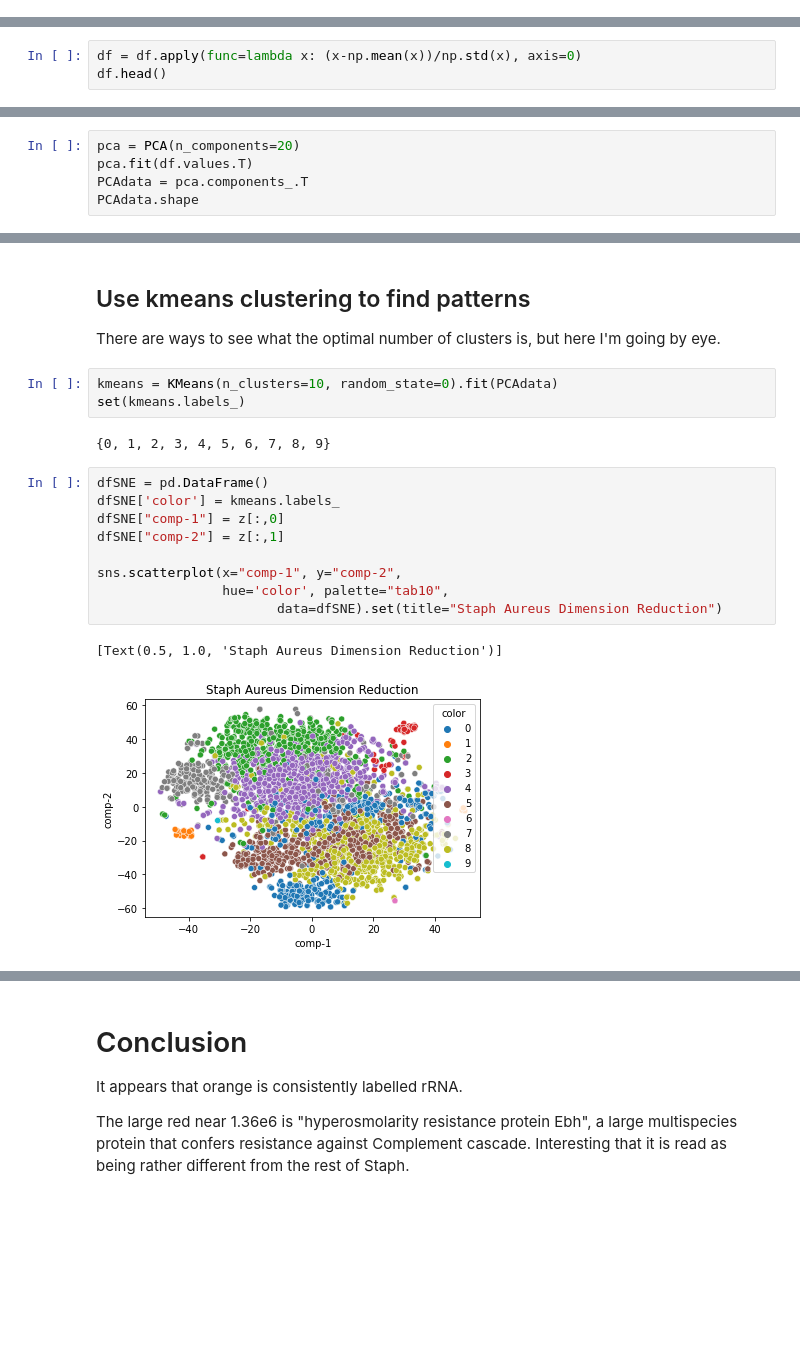
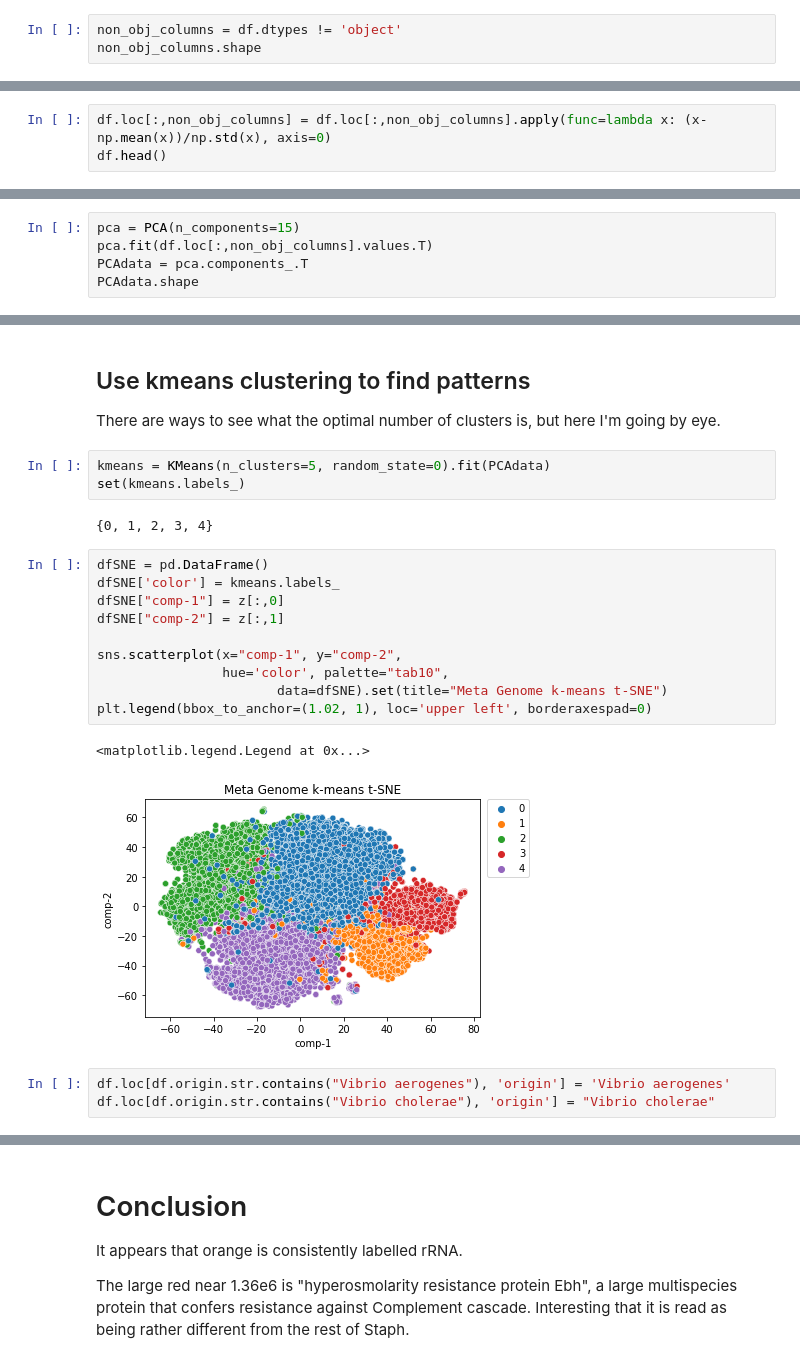
Before and after one commit to Matthew1309/HoG_finder, a Jupyter notebook: HoG_workflow.ipynb, the cells around one changed output, grey strips where cells are left out. Saved outputs shown, nothing was run; the diff lists cells and outputs as text; blank space fills up the shorter version.

Commit message:
Adds capability for metagenome clustering, seems to work well

```diff
--- a/HoG_workflow.ipynb
+++ b/HoG_workflow.ipynb
@@ -36 +51,4 @@ df.head()
 5 rows × 256 columns
+# %%
+non_obj_columns = df.dtypes != 'object'
+non_obj_columns.shape
@@ -37,7 +57,7 @@ df.head()
 # %% [markdown]
 ## Z-score normalize the columns
 # %%
-df = df.apply(func=lambda x: (x-np.mean(x))/np.std(x), axis=0)
+df.loc[:,non_obj_columns] = df.loc[:,non_obj_columns].apply(func=lambda x: (x-np.mean(x))/np.std(x), axis=0)
 df.head()
 # %% [output]
 |  | AAAA | AAAC | AAAG | AAAT | AACA | AACC | AACG | AACT | AAGA | AAGC | ... | ... |
@@ -65,8 +85,8 @@ Name: AAAA, dtype: float64
 # %% [markdown]
 ## Perform PCA
 # %%
-pca = PCA(n_components=20)
-pca.fit(df.values.T)
+pca = PCA(n_components=15)
+pca.fit(df.loc[:,non_obj_columns].values.T)
 PCAdata = pca.components_.T
 PCAdata.shape
 # %% [output]
@@ -98,19 +126,23 @@ z = tsne.fit_transform(PCAdata)
 ## Use kmeans clustering to find patterns
 There are ways to see what the optimal number of clusters is, but here I'm going by eye.
 # %%
-kmeans = KMeans(n_clusters=10, random_state=0).fit(PCAdata)
+kmeans = KMeans(n_clusters=5, random_state=0).fit(PCAdata)
 set(kmeans.labels_)
 # %% [output]
-{0, 1, 2, 3, 4, 5, 6, 7, 8, 9}
+{0, 1, 2, 3, 4}
 # %%
 dfSNE = pd.DataFrame()
 dfSNE['color'] = kmeans.labels_
 dfSNE["comp-1"] = z[:,0]
 dfSNE["comp-2"] = z[:,1]
 
 sns.scatterplot(x="comp-1", y="comp-2",
                 hue='color', palette="tab10",
-                       data=dfSNE).set(title="Staph Aureus Dimension Reduction")
+                       data=dfSNE).set(title="Meta Genome k-means t-SNE")
+plt.legend(bbox_to_anchor=(1.02, 1), loc='upper left', borderaxespad=0)
 # %% [output]
-[Text(0.5, 1.0, 'Staph Aureus Dimension Reduction')]
+<matplotlib.legend.Legend at 0x...>
-[figure, old version]
+[figure, new version]
+# %%
+df.loc[df.origin.str.contains("Vibrio aerogenes"), 'origin'] = 'Vibrio aerogenes'
+df.loc[df.origin.str.contains("Vibrio cholerae"), 'origin'] = "Vibrio cholerae"
```
Also changed, not shown: parts of 13 cells of this notebook, 2 other files.
